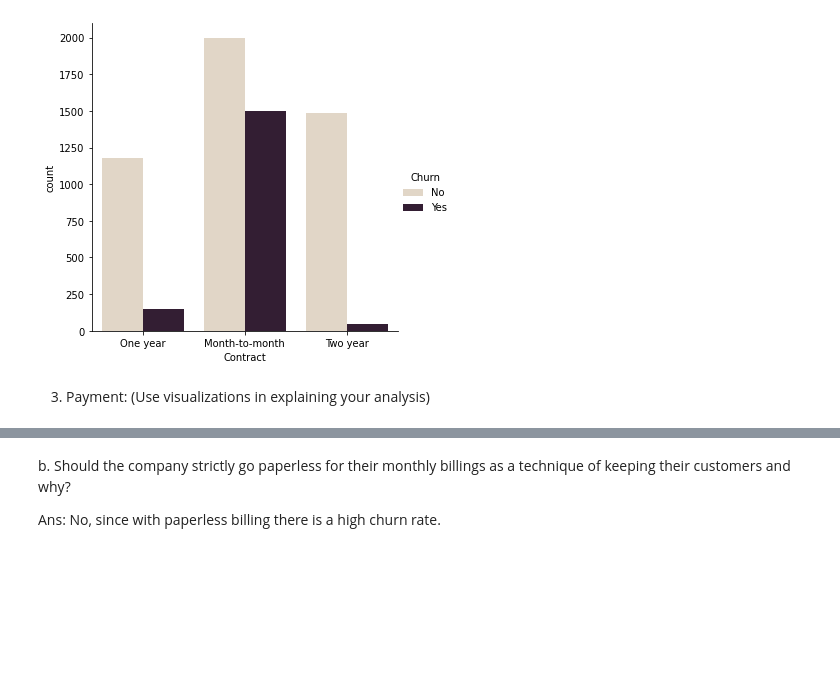
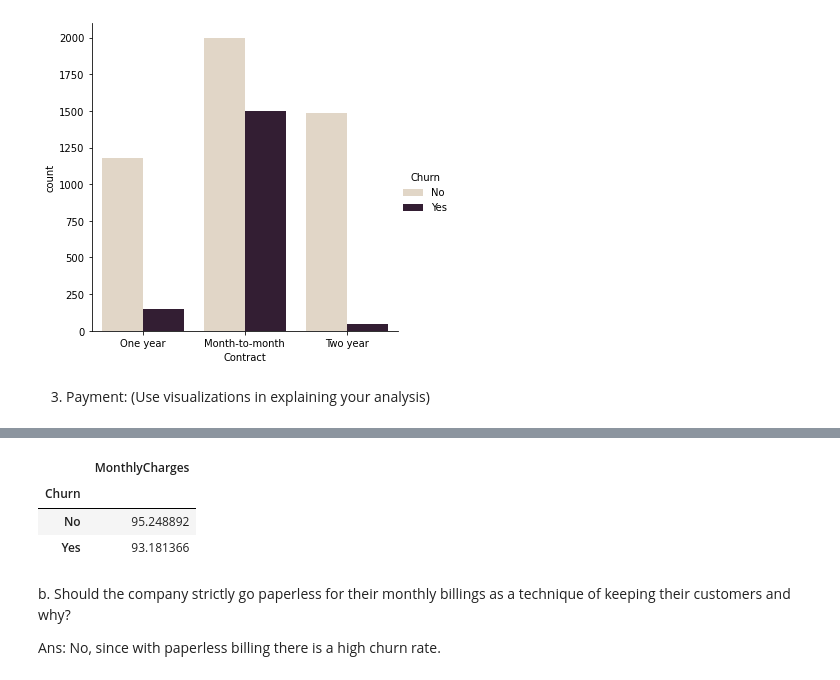
Before and after one commit to wkipkemboi/Assignment-4, a Jupyter notebook: Telco Customer Churn.ipynb, the cells around one changed output, grey strips where cells are left out. Cells and saved outputs as stored; diff of their text form; code cells hidden in the pictures; blank space fills up the shorter version.

```diff
--- a/Telco Customer Churn.ipynb
+++ b/Telco Customer Churn.ipynb
@@ -144,3 +174,11 @@ services
+# %%
+Premium = telco[['MonthlyCharges','Churn','Contract']][telco['MonthlyCharges'] > 79]
+Premium.groupby('Churn').mean()
+# %% [output]
+|  | MonthlyCharges |
+| Churn |  |
+| No | 95.248892 |
+| Yes | 93.181366 |
 # %% [markdown]
 b. Should the company strictly go paperless for their monthly billings as a technique of keeping their customers and why?
 
```
Also changed, not shown: parts of 9 cells of this notebook.
